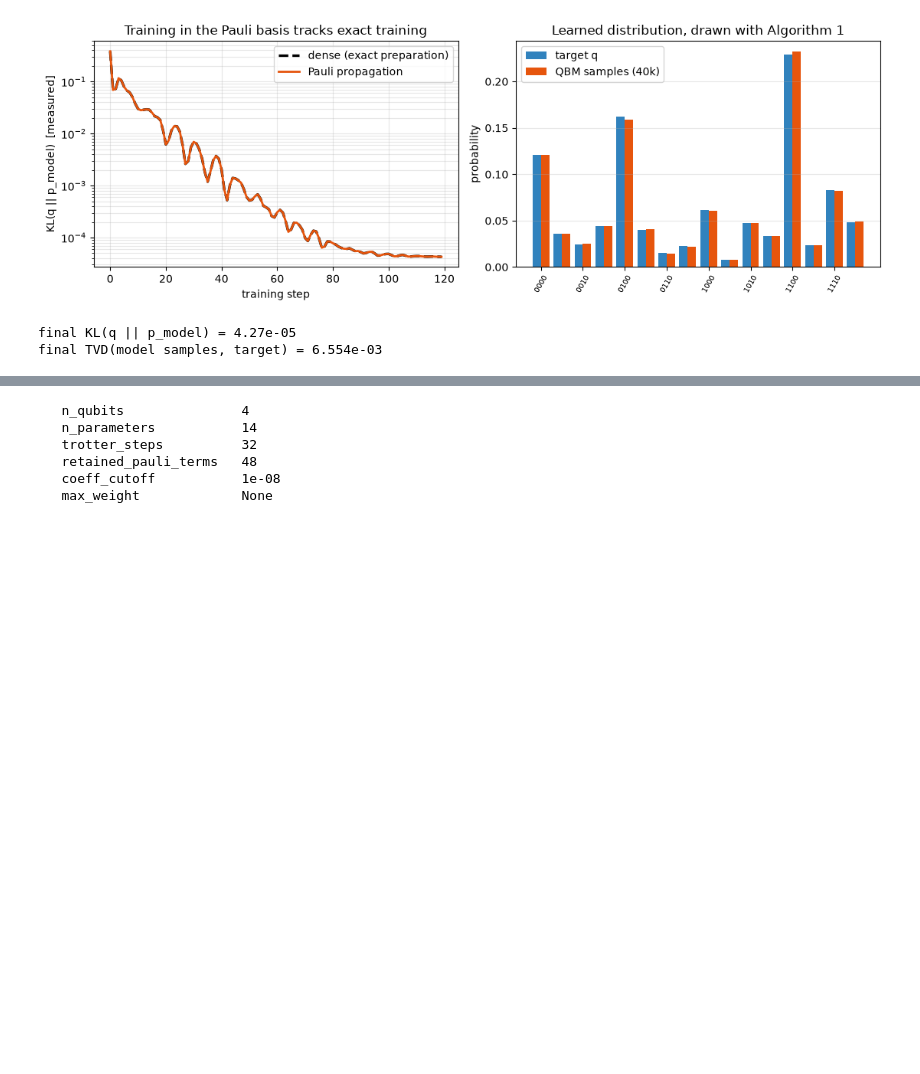
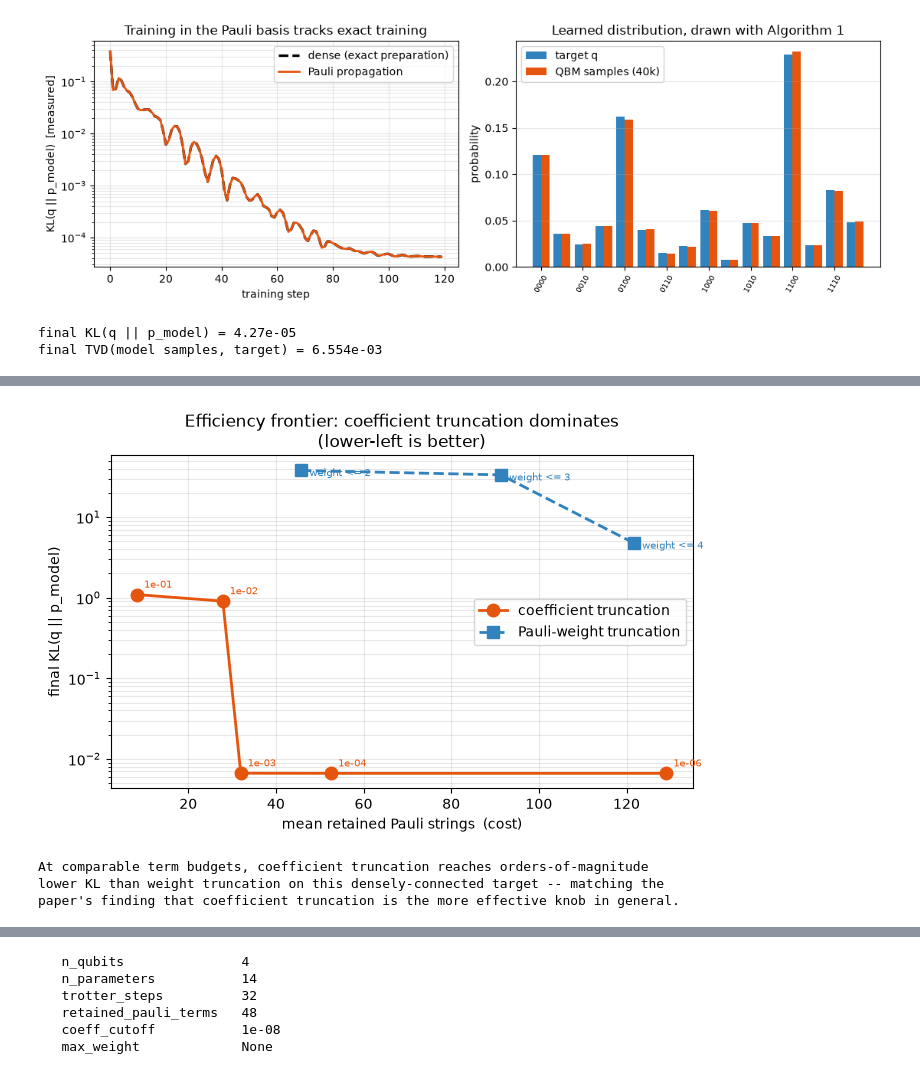
Before and after one commit to Michele-Minervini/qbmkit, a Jupyter notebook: notebooks/13_pauli_propagation_qbm.ipynb, the cells around one changed output, grey strips where cells are left out. Cells and saved outputs as stored; diff of their text form; code cells hidden in the pictures; blank space fills up the shorter version.

```diff
--- a/notebooks/13_pauli_propagation_qbm.ipynb
+++ b/notebooks/13_pauli_propagation_qbm.ipynb
@@ -315,0 +408,34 @@ The cost is the **number of retained Pauli strings**, and it is reported up fron
+# %%
+# Pauli-weight truncation: cap the operator's weight instead of its coefficients
+weight_runs = {w: train_truncated(1e-6, max_weight=w) for w in (2, 3, 4)}
+
+fig, ax = plt.subplots(figsize=(6.9, 4.5))
+cx = [runs[c][1].mean() for c in cutoffs]
+cy = [runs[c][0][-1] for c in cutoffs]
+ax.plot(cx, cy, "o-", c="#e6550d", lw=2, ms=9, label="coefficient truncation", zorder=3)
+for c, x, y in zip(cutoffs, cx, cy):
+    ax.annotate(f"{c:.0e}", (x, y), textcoords="offset points", xytext=(5, 5),
+                fontsize=7.5, color="#e6550d")
+
+wx = [weight_runs[w][1].mean() for w in (2, 3, 4)]
+wy = [weight_runs[w][0][-1] for w in (2, 3, 4)]
+ax.plot(wx, wy, "s--", c="#3182bd", lw=2, ms=9, label="Pauli-weight truncation", zorder=3)
+for w, x, y in zip((2, 3, 4), wx, wy):
+    ax.annotate(f"weight <= {w}", (x, y), textcoords="offset points", xytext=(6, -4),
+                fontsize=7.5, color="#3182bd")
+
+ax.set_yscale("log")
+ax.set_xlabel("mean retained Pauli strings  (cost)")
+ax.set_ylabel("final KL(q || p_model)")
+ax.set_title("Efficiency frontier: coefficient truncation dominates\n(lower-left is better)")
+ax.legend(); ax.grid(alpha=0.3, which="both")
+plt.tight_layout(); plt.show()
+
+print("At comparable term budgets, coefficient truncation reaches orders-of-magnitude")
+print("lower KL than weight truncation on this densely-connected target -- matching the")
+print("paper's finding that coefficient truncation is the more effective knob in general.")
+# %% [output]
+[figure, added]
+At comparable term budgets, coefficient truncation reaches orders-of-magnitude
+lower KL than weight truncation on this densely-connected target -- matching the
+paper's finding that coefficient truncation is the more effective knob in general.
```
Also changed, not shown: parts of 8 cells of this notebook, 3 other files.
